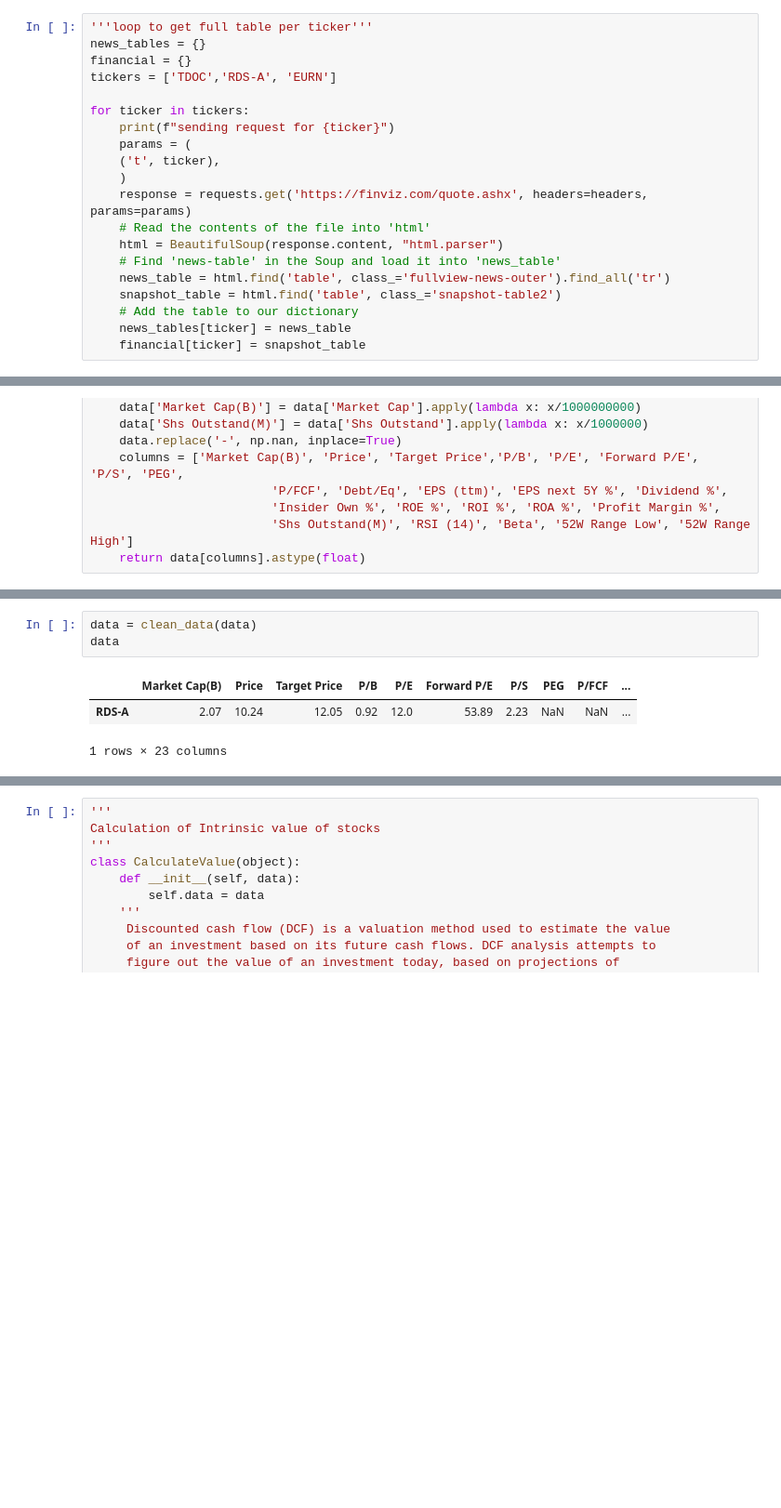
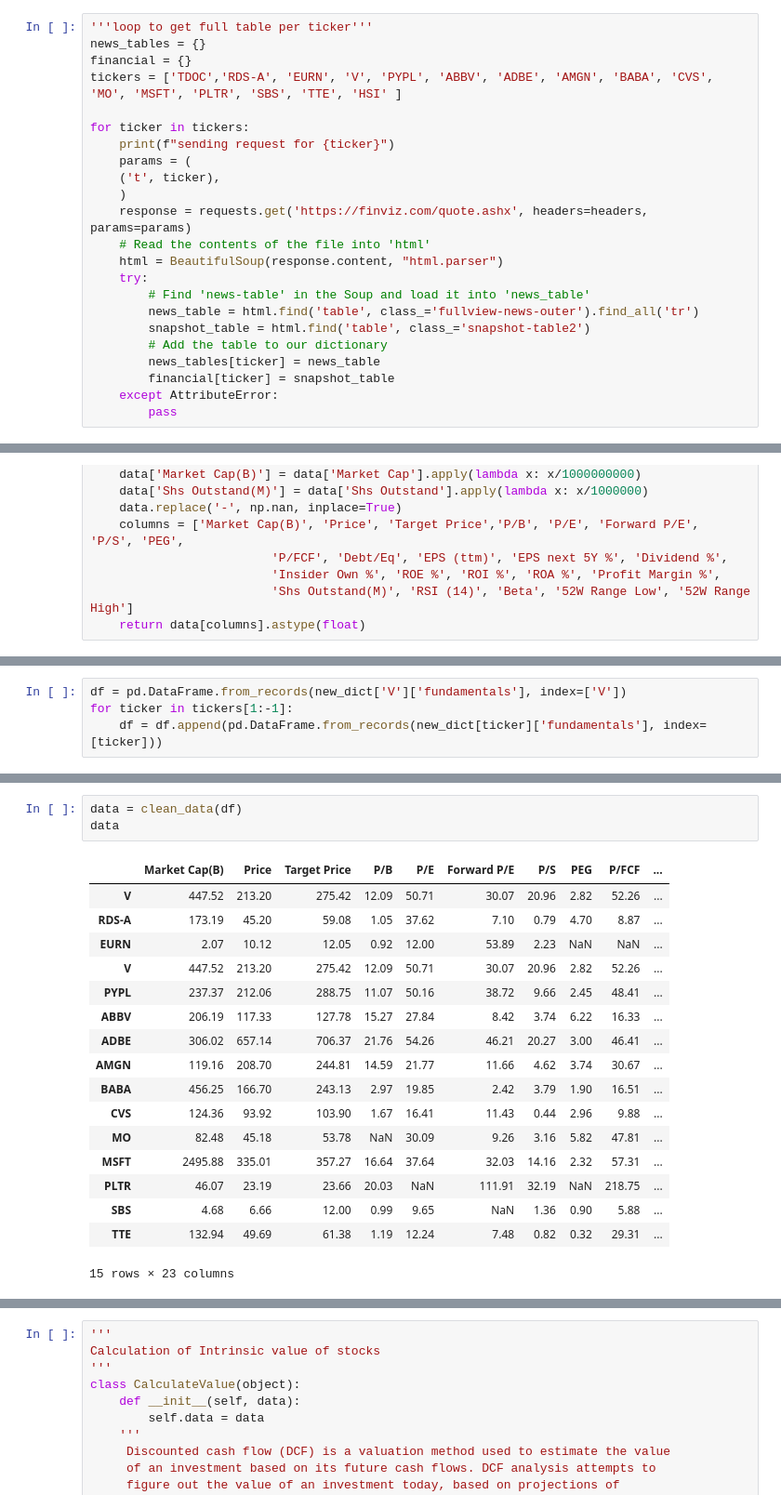
Before and after one commit to Michiel-DK/iex, a Jupyter notebook: finviz_final.ipynb, the cells around one changed output, grey strips where cells are left out. Shown at 93% size. Cells and saved outputs as stored; diff of their text form; blank space fills up the shorter version.

Commit message:
multiple tickers

```diff
--- a/finviz_final.ipynb
+++ b/finviz_final.ipynb
@@ -26,7 +26,7 @@ headers = {
 '''loop to get full table per ticker'''
 news_tables = {}
 financial = {}
-tickers = ['TDOC','RDS-A', 'EURN']
+tickers = ['TDOC','RDS-A', 'EURN', 'V', 'PYPL', 'ABBV', 'ADBE', 'AMGN', 'BABA', 'CVS', 'MO', 'MSFT', 'PLTR', 'SBS', 'TTE', 'HSI' ]
 
 for ticker in tickers:
     print(f"sending request for {ticker}")
@@ -36,12 +36,15 @@ for ticker in tickers:
     response = requests.get('https://finviz.com/quote.ashx', headers=headers, params=params)
     # Read the contents of the file into 'html'
     html = BeautifulSoup(response.content, "html.parser")
-    # Find 'news-table' in the Soup and load it into 'news_table'
-    news_table = html.find('table', class_='fullview-news-outer').find_all('tr')
-    snapshot_table = html.find('table', class_='snapshot-table2')
-    # Add the table to our dictionary
-    news_tables[ticker] = news_table
-    financial[ticker] = snapshot_table
+    try:
+        # Find 'news-table' in the Soup and load it into 'news_table'
+        news_table = html.find('table', class_='fullview-news-outer').find_all('tr')
+        snapshot_table = html.find('table', class_='snapshot-table2')
+        # Add the table to our dictionary
+        news_tables[ticker] = news_table
+        financial[ticker] = snapshot_table
+    except AttributeError:
+        pass
 # %% [output]
 sending request for TDOC
 sending request for RDS-A
@@ -142,0 +164,4 @@ data
+# %%
+df = pd.DataFrame.from_records(new_dict['V']['fundamentals'], index=['V'])
+for ticker in tickers[1:-1]:
+    df = df.append(pd.DataFrame.from_records(new_dict[ticker]['fundamentals'], index=[ticker]))
@@ -143,7 +188,21 @@ data
 # %%
-data = clean_data(data)
+data = clean_data(df)
 data
 # %% [output]
 |  | Market Cap(B) | Price | Target Price | P/B | P/E | Forward P/E | P/S | PEG | P/FCF | ... |
-| RDS-A | 2.07 | 10.24 | 12.05 | 0.92 | 12.0 | 53.89 | 2.23 | NaN | NaN | ... |
+| V | 447.52 | 213.20 | 275.42 | 12.09 | 50.71 | 30.07 | 20.96 | 2.82 | 52.26 | ... |
+| RDS-A | 173.19 | 45.20 | 59.08 | 1.05 | 37.62 | 7.10 | 0.79 | 4.70 | 8.87 | ... |
+| EURN | 2.07 | 10.12 | 12.05 | 0.92 | 12.00 | 53.89 | 2.23 | NaN | NaN | ... |
+| V | 447.52 | 213.20 | 275.42 | 12.09 | 50.71 | 30.07 | 20.96 | 2.82 | 52.26 | ... |
+| PYPL | 237.37 | 212.06 | 288.75 | 11.07 | 50.16 | 38.72 | 9.66 | 2.45 | 48.41 | ... |
+| ABBV | 206.19 | 117.33 | 127.78 | 15.27 | 27.84 | 8.42 | 3.74 | 6.22 | 16.33 | ... |
+| ADBE | 306.02 | 657.14 | 706.37 | 21.76 | 54.26 | 46.21 | 20.27 | 3.00 | 46.41 | ... |
+| AMGN | 119.16 | 208.70 | 244.81 | 14.59 | 21.77 | 11.66 | 4.62 | 3.74 | 30.67 | ... |
+| BABA | 456.25 | 166.70 | 243.13 | 2.97 | 19.85 | 2.42 | 3.79 | 1.90 | 16.51 | ... |
+| CVS | 124.36 | 93.92 | 103.90 | 1.67 | 16.41 | 11.43 | 0.44 | 2.96 | 9.88 | ... |
+| MO | 82.48 | 45.18 | 53.78 | NaN | 30.09 | 9.26 | 3.16 | 5.82 | 47.81 | ... |
+| MSFT | 2495.88 | 335.01 | 357.27 | 16.64 | 37.64 | 32.03 | 14.16 | 2.32 | 57.31 | ... |
+| PLTR | 46.07 | 23.19 | 23.66 | 20.03 | NaN | 111.91 | 32.19 | NaN | 218.75 | ... |
+| SBS | 4.68 | 6.66 | 12.00 | 0.99 | 9.65 | NaN | 1.36 | 0.90 | 5.88 | ... |
+| TTE | 132.94 | 49.69 | 61.38 | 1.19 | 12.24 | 7.48 | 0.82 | 0.32 | 29.31 | ... |
-1 rows × 23 columns
+15 rows × 23 columns
```
Also changed, not shown: parts of 7 cells of this notebook.
